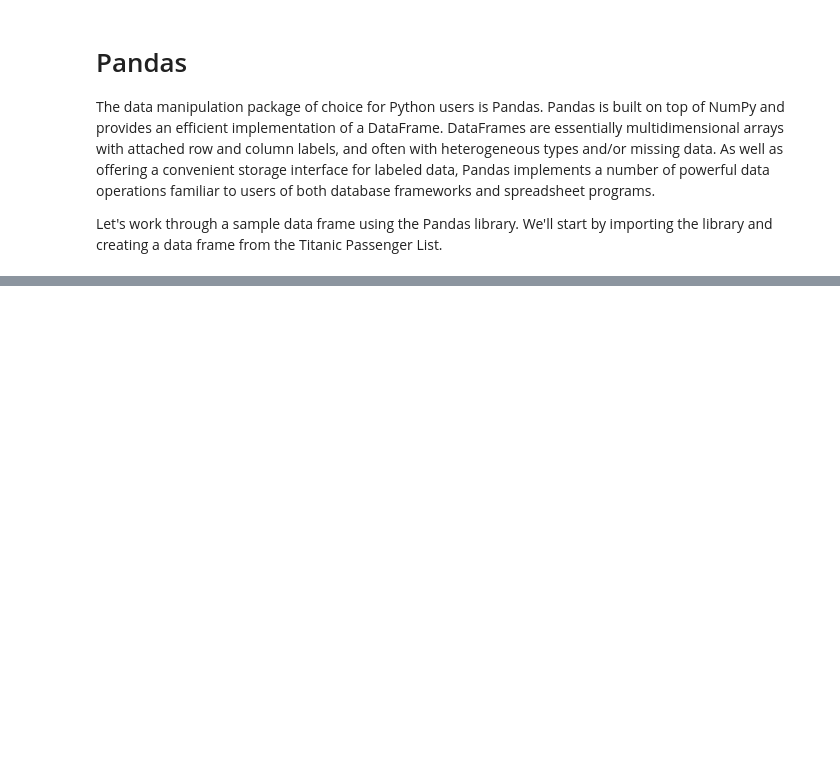
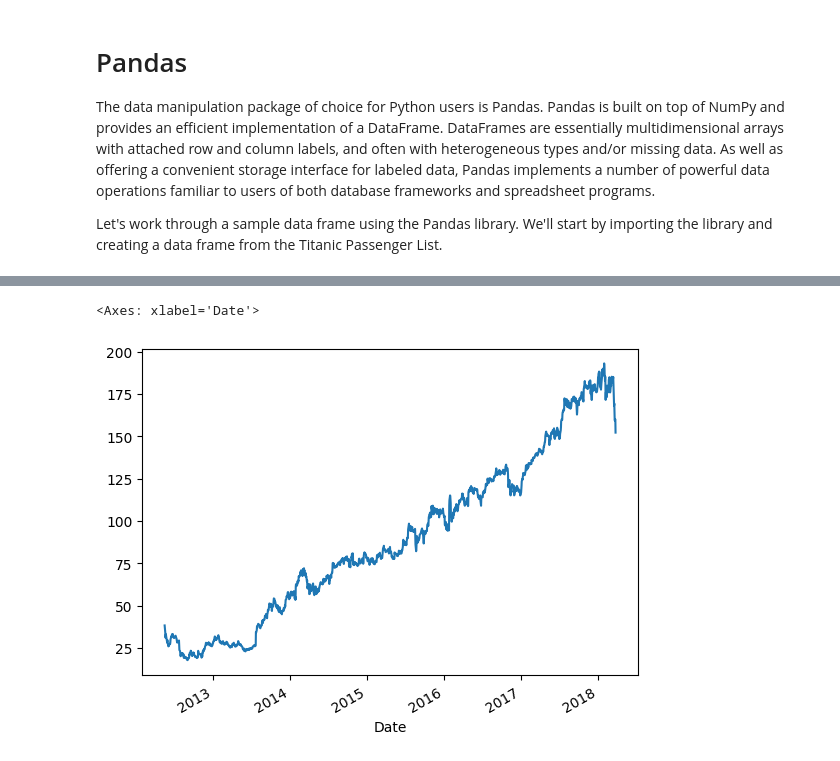
Before and after one commit to nmagee/ds1002, a Jupyter notebook: notebooks/08-pandas-introduction.ipynb, the cells around one changed output, grey strips where cells are left out. Drawn from its saved outputs; the diff is of its cells as text; code cells hidden in the pictures; blank space fills up the shorter version.

```diff
--- a/notebooks/08-pandas-introduction.ipynb
+++ b/notebooks/08-pandas-introduction.ipynb
@@ -34,0 +134,5 @@ titanic_df[titanic_df['age']<18]
+# %%
+fb['Adj. Close'].plot()
+# %% [output]
+<Axes: xlabel='Date'>
+[figure, added]
```
Also changed, not shown: parts of 17 cells of this notebook.
